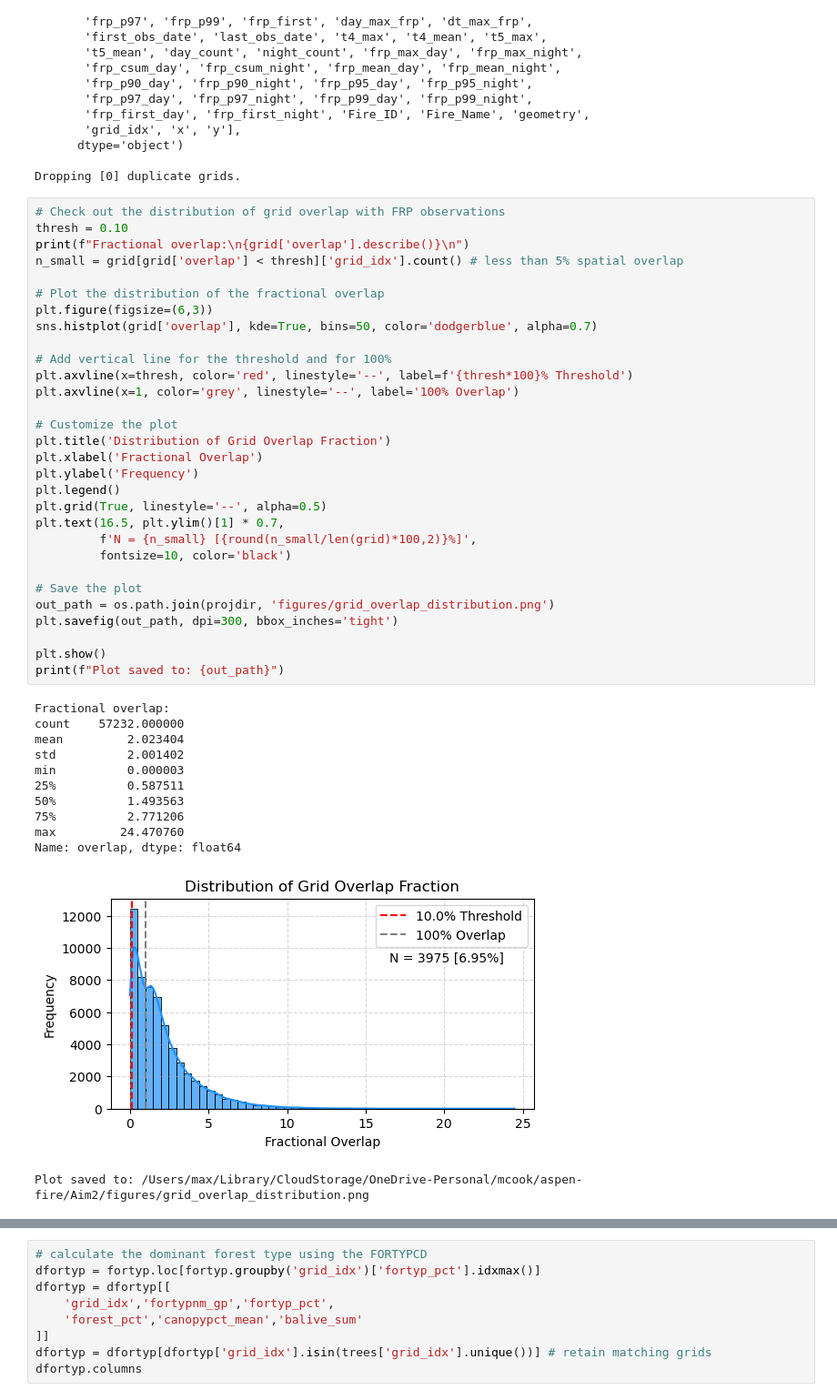
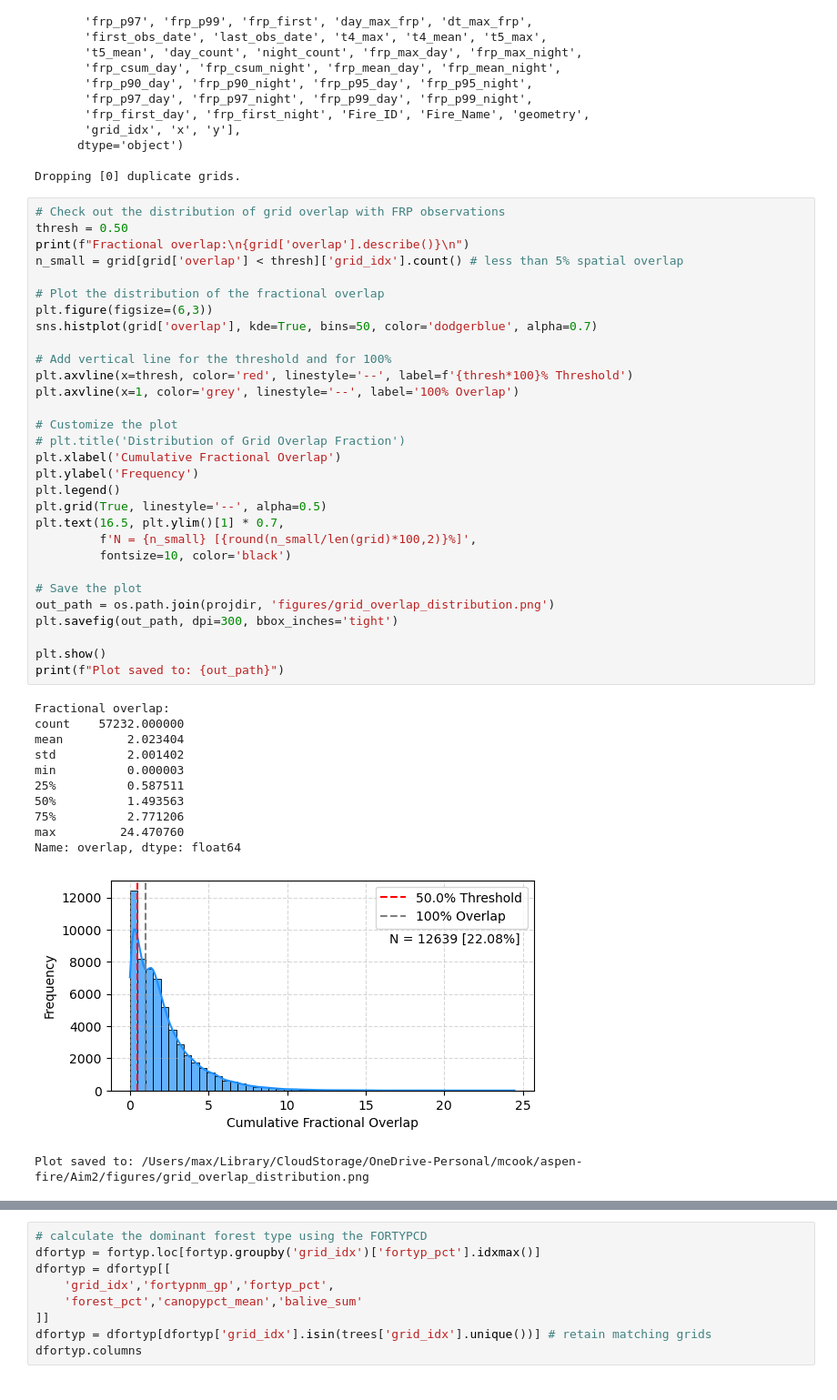
Before and after one commit to natshoff/aspen-fire-fork, a Jupyter notebook: Aim2/code/Python/05a_TreeMap_Forest-Composition.ipynb, the cells around one changed output, grey strips where cells are left out. Shown at 91% size. Saved outputs shown, nothing was run; the diff lists cells and outputs as text.

```diff
--- a/Aim2/code/Python/05a_TreeMap_Forest-Composition.ipynb
+++ b/Aim2/code/Python/05a_TreeMap_Forest-Composition.ipynb
@@ -73,7 +73,7 @@ Index(['grid_index', 'grid_area', 'afd_count', 'unique_days', 'overlap',
 Dropping [0] duplicate grids.
 # %%
 # Check out the distribution of grid overlap with FRP observations
-thresh = 0.10
+thresh = 0.50
 print(f"Fractional overlap:\n{grid['overlap'].describe()}\n")
 n_small = grid[grid['overlap'] < thresh]['grid_idx'].count() # less than 5% spatial overlap
 
@@ -83,36 +83,36 @@ sns.histplot(grid['overlap'], kde=True, bins=50, color='dodgerblue', alpha=0.7)
 
 # Add vertical line for the threshold and for 100%
 plt.axvline(x=thresh, color='red', linestyle='--', label=f'{thresh*100}% Threshold')
 plt.axvline(x=1, color='grey', linestyle='--', label='100% Overlap')
 
 # Customize the plot
-plt.title('Distribution of Grid Overlap Fraction')
-plt.xlabel('Fractional Overlap')
+# plt.title('Distribution of Grid Overlap Fraction')
+plt.xlabel('Cumulative Fractional Overlap')
 plt.ylabel('Frequency')
 plt.legend()
 plt.grid(True, linestyle='--', alpha=0.5)
 plt.text(16.5, plt.ylim()[1] * 0.7,
          f'N = {n_small} [{round(n_small/len(grid)*100,2)}%]',
          fontsize=10, color='black')
 
 # Save the plot
 out_path = os.path.join(projdir, 'figures/grid_overlap_distribution.png')
 plt.savefig(out_path, dpi=300, bbox_inches='tight')
 
 plt.show()
 print(f"Plot saved to: {out_path}")
 # %% [output]
 Fractional overlap:
 count    57232.000000
 mean         2.023404
 std          2.001402
 min          0.000003
 25%          0.587511
 50%          1.493563
 75%          2.771206
 max         24.470760
 Name: overlap, dtype: float64
-[figure, old version]
+[figure, new version]
 Plot saved to: /Users/max/Library/CloudStorage/OneDrive-Personal/mcook/aspen-fire/Aim2/figures/grid_overlap_distribution.png
 # %%
 # filter out grids below the overlap threshold
```
Also changed, not shown: parts of 12 cells of this notebook, 18 other files.
